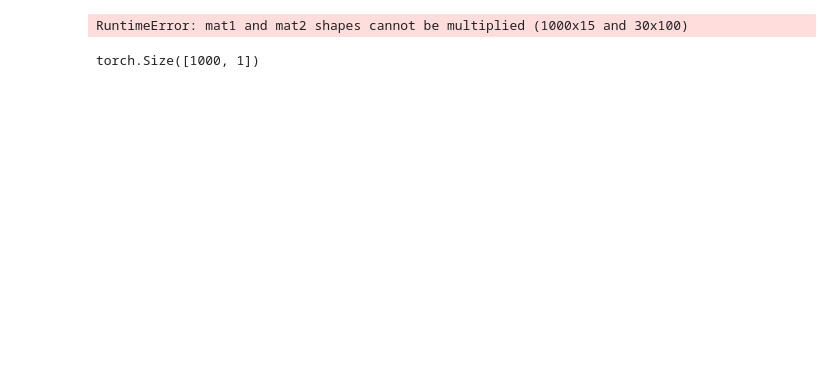
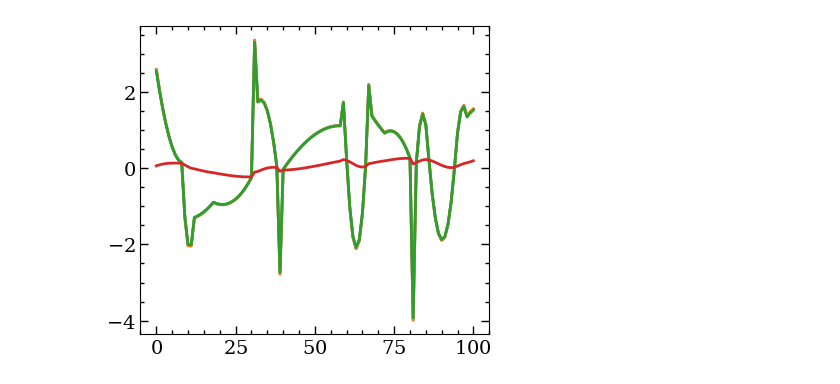
Before and after one commit to m-raj/microstructure-dependent-material-model, a Jupyter notebook: post_processing_lightning.ipynb, the cells around one changed output. Cells and saved outputs as stored; diff of their text form; code cells hidden in the pictures; blank space fills up the shorter version.

```diff
--- a/post_processing_lightning.ipynb
+++ b/post_processing_lightning.ipynb
@@ -190,23 +206,24 @@ loss_function.L2RelativeError(s_perd_new, s_true), loss_function.L2RelativeError
-# %%
-data_map = {0: data0, 1: data1, 2: data2, 3: data3}
-E0, E0_true = [], []
-nu0, nu0_true = [], []
-A= []
-BbyA = []
-for i in range(4):
-    data = data_map[i]
-    E0_true.append(data['E_prime'])
-    E0.append(data['E_prime'])
-    m_features = torch.cat([vmm.E_encoder(torch.tensor(data['E'], dtype=torch.float32)), vmm.E_encoder(torch.tensor(data['nu'], dtype=torch.float32))], axis=1)
-memory_norm = np.concatenate(memory_norm).squeeze()
-elastic_norm = np.concatenate(elastic_norm).squeeze()
-viscous_norm = np.concatenate(viscous_norm).squeeze()
-total_norm = np.concatenate(total_norm).squeeze()
-# %%
-data['E'].shape, vmm.E_encoder(torch.tensor(data['E'], dtype=torch.float32)), data['E_prime'].shape
-# %% [output]
-RuntimeError: mat1 and mat2 shapes cannot be multiplied (1000x15 and 30x100)
-# %%
-vmm.energy_function.E0().shape
-# %% [output]
-torch.Size([1000, 1])
+# %%
+E_features = vmm.E_encoder(torch.tensor(data['E'], dtype=torch.float32))
+nu_features = vmm.E_encoder(torch.tensor(data['nu'], dtype=torch.float32))
+m_features = torch.cat([E_features, nu_features], axis=1)
+data['E_pred'] = vmm.energy_function.E0(m_features).detach().numpy()
+data['nu_pred']= vmm.dissipation_potential.nu0(m_features).detach().numpy()
+data['A_pred']= vmm.energy_function.A(m_features).detach().numpy()
+data['BbyA_pred']= vmm.dissipation_potential.BbyA(m_features).detach().numpy()
+data['B'] = data['A_pred'] * data['BbyA_pred']
+x = (data['strain'], data['strain_rate'], data['E'], data['nu'])
+x = map(lambda l: torch.tensor(l, dtype=torch.float32), (data['strain'], data['strain_rate'], data['E'], data['nu']))
+data['s_pred'], data['xi_pred'] =  vmm(*x)
+data['kernel_pred'] = np.zeros_like(data['kernel'])
+# %%
+hom_model = memory_kernel_homogenized_model(viscous=data['nu_prime'][0], elastic=data['E_prime'][0], kernel=data['kernel'][0])
+hom_model1 = memory_kernel_homogenized_model(viscous=data['nu_pred'][0], elastic=data['E_pred'][0], kernel=data['kernel_pred'][0])
+# %%
+t, s = hom_model.predict(data['strain'][0], data['strain_rate'][0])
+t, s1 = hom_model1.predict(data['strain'][0], data['strain_rate'][0])
+# %%
+plt.plot(s), plt.plot(data['stress'][0]), plt.plot(data['s_pred'][0].detach().numpy()), plt.plot(s1)
+plt.show()
+# %% [output]
+[figure, added]
```
Also changed, not shown: parts of 16 cells of this notebook, 2 other files.
